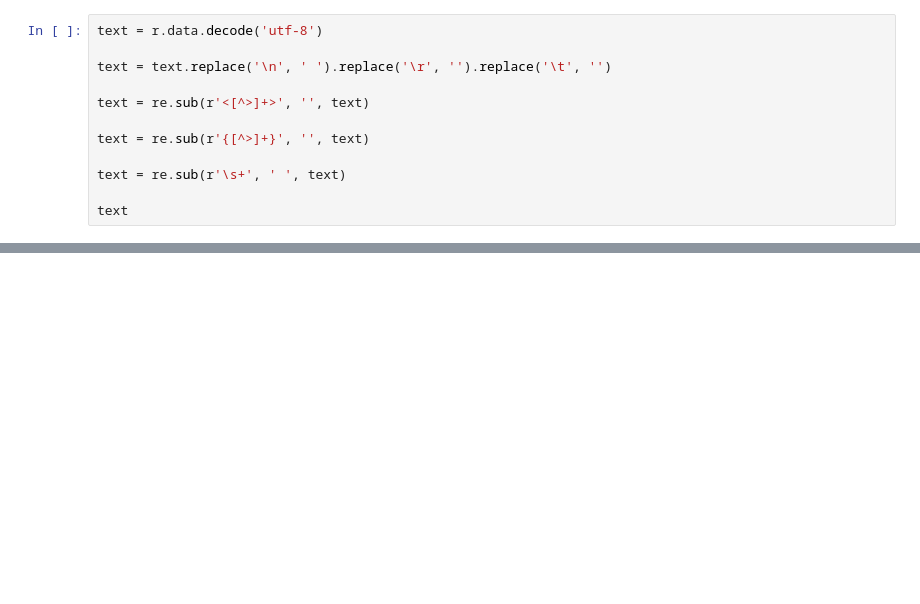
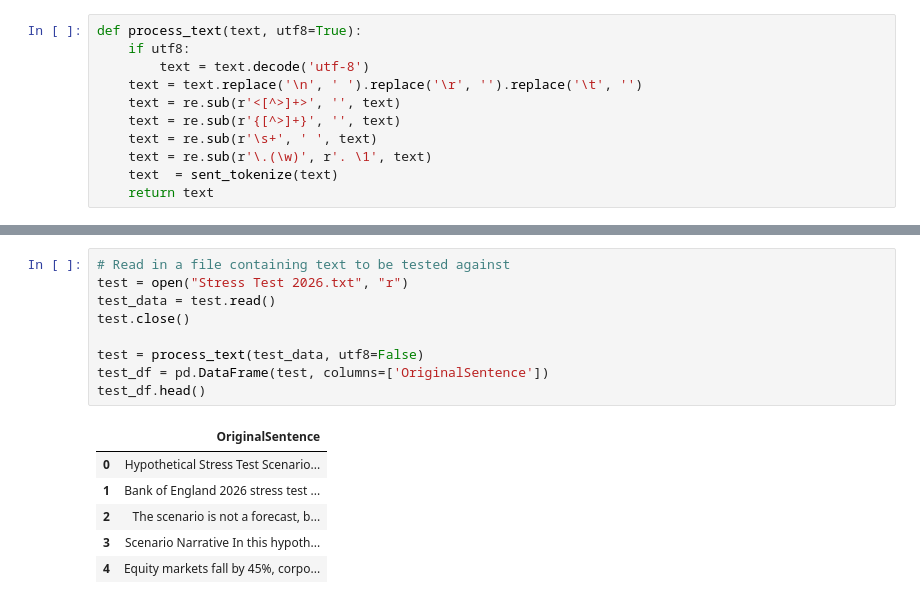
Before and after one commit to hbarnes163/bootcamp_y2_sum2, a Jupyter notebook: 17092025 Day 3_Programming Lab 3/language processing.ipynb, the cells around one changed output, grey strips where cells are left out. Cells and saved outputs as stored; diff of their text form; blank space fills up the shorter version.

```diff
--- a/17092025 Day 3_Programming Lab 3/language processing.ipynb
+++ b/17092025 Day 3_Programming Lab 3/language processing.ipynb
@@ -35,12 +38,11 @@ r = urllib3.request("GET", "https://www.bankofengland.co.uk/stress-testing/2025/
 # %%
-text = r.data.decode('utf-8')
-
-text = text.replace('\n', ' ').replace('\r', '').replace('\t', '')
-
-text = re.sub(r'<[^>]+>', '', text)
-
-text = re.sub(r'{[^>]+}', '', text)
-
-text = re.sub(r'\s+', ' ', text)
-
-text
+def process_text(text, utf8=True):
+    if utf8:
+        text = text.decode('utf-8')
+    text = text.replace('\n', ' ').replace('\r', '').replace('\t', '')
+    text = re.sub(r'<[^>]+>', '', text)
+    text = re.sub(r'{[^>]+}', '', text)
+    text = re.sub(r'\s+', ' ', text)
+    text = re.sub(r'\.(\w)', r'. \1', text)
+    text  = sent_tokenize(text)
+    return text
@@ -84,0 +98,16 @@ sentence_data.head()
+# %%
+# Read in a file containing text to be tested against
+test = open("Stress Test 2026.txt", "r")
+test_data = test.read()
+test.close()
+
+test = process_text(test_data, utf8=False)
+test_df = pd.DataFrame(test, columns=['OriginalSentence'])
+test_df.head()
+# %% [output]
+|  | OriginalSentence |
+| 0 | Hypothetical Stress Test Scenario... |
+| 1 | Bank of England 2026 stress test ... |
+| 2 | The scenario is not a forecast, b... |
+| 3 | Scenario Narrative In this hypoth... |
+| 4 | Equity markets fall by 45%, corpo... |
```
Also changed, not shown: parts of 13 cells of this notebook, 1 other file.
